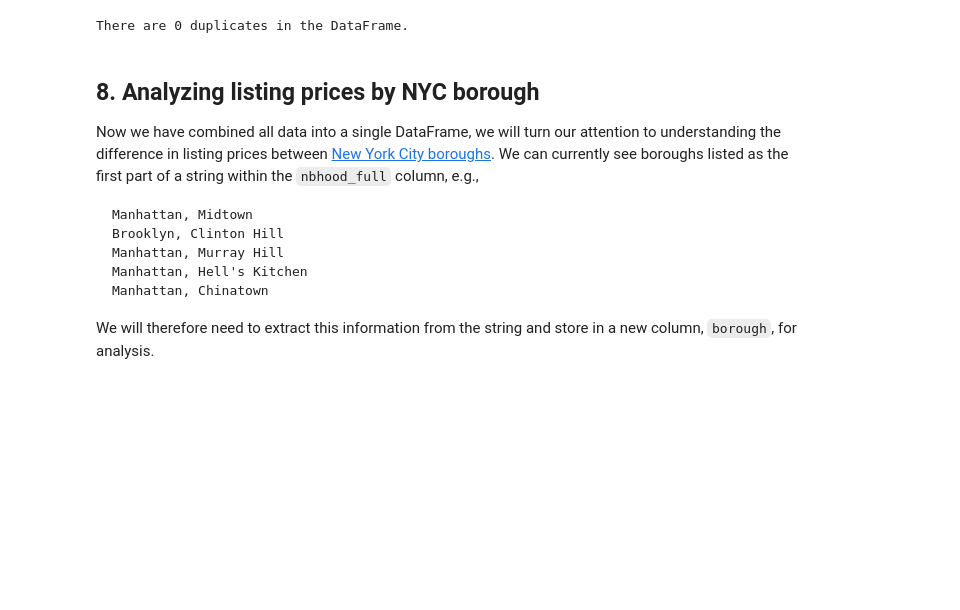
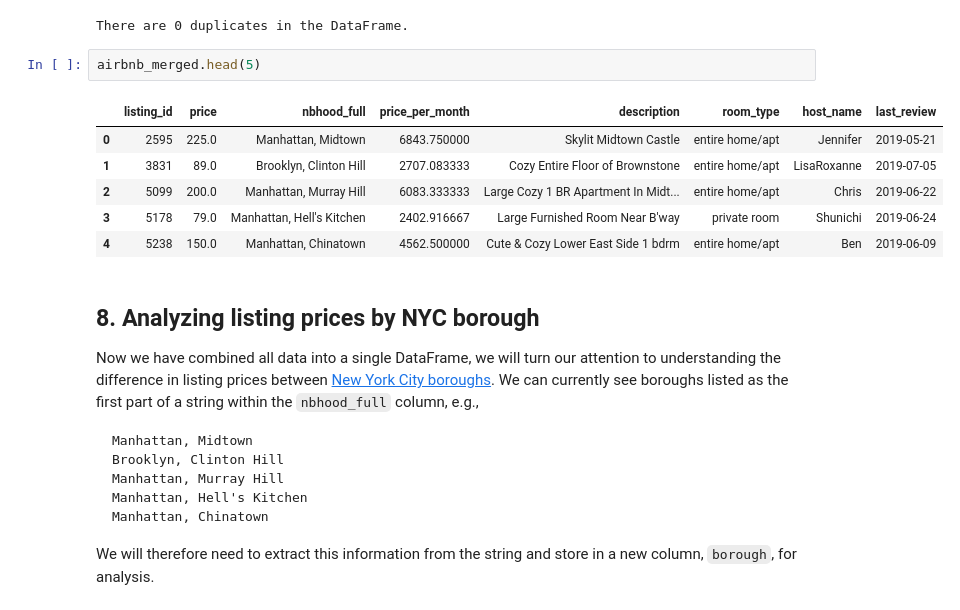
Before and after one commit to klein-wang/TechNow, a Jupyter notebook: projects/NYC_Airbnb_Market/notebook.ipynb, the cells around one changed output. Cells and saved outputs as stored; diff of their text form; blank space fills up the shorter version.

```diff
--- a/projects/NYC_Airbnb_Market/notebook.ipynb
+++ b/projects/NYC_Airbnb_Market/notebook.ipynb
@@ -188,6 +172,15 @@ print("There are {} duplicates in the DataFrame.".format(airbnb_merged.duplicate
 airbnb_merged.dropna(inplace=True)
 # %% [output]
 There are 0 duplicates in the DataFrame.
+# %%
+airbnb_merged.head(5)
+# %% [output]
+|  | listing_id | price | nbhood_full | price_per_month | description | room_type | host_name | last_review |
+| 0 | 2595 | 225.0 | Manhattan, Midtown | 6843.750000 | Skylit Midtown Castle | entire home/apt | Jennifer | 2019-05-21 |
+| 1 | 3831 | 89.0 | Brooklyn, Clinton Hill | 2707.083333 | Cozy Entire Floor of Brownstone | entire home/apt | LisaRoxanne | 2019-07-05 |
+| 2 | 5099 | 200.0 | Manhattan, Murray Hill | 6083.333333 | Large Cozy 1 BR Apartment In Midt... | entire home/apt | Chris | 2019-06-22 |
+| 3 | 5178 | 79.0 | Manhattan, Hell's Kitchen | 2402.916667 | Large Furnished Room Near B'way | private room | Shunichi | 2019-06-24 |
+| 4 | 5238 | 150.0 | Manhattan, Chinatown | 4562.500000 | Cute & Cozy Lower East Side 1 bdrm | entire home/apt | Ben | 2019-06-09 |
 # %% [markdown]
 ## 8. Analyzing listing prices by NYC borough
 <p>Now we have combined all data into a single DataFrame, we will turn our attention to understanding the difference in listing prices between <a href="https://en.wikipedia.org/wiki/Boroughs_of_New_York_City">New York City boroughs</a>.
```
Also changed, not shown: parts of 9 cells of this notebook.
